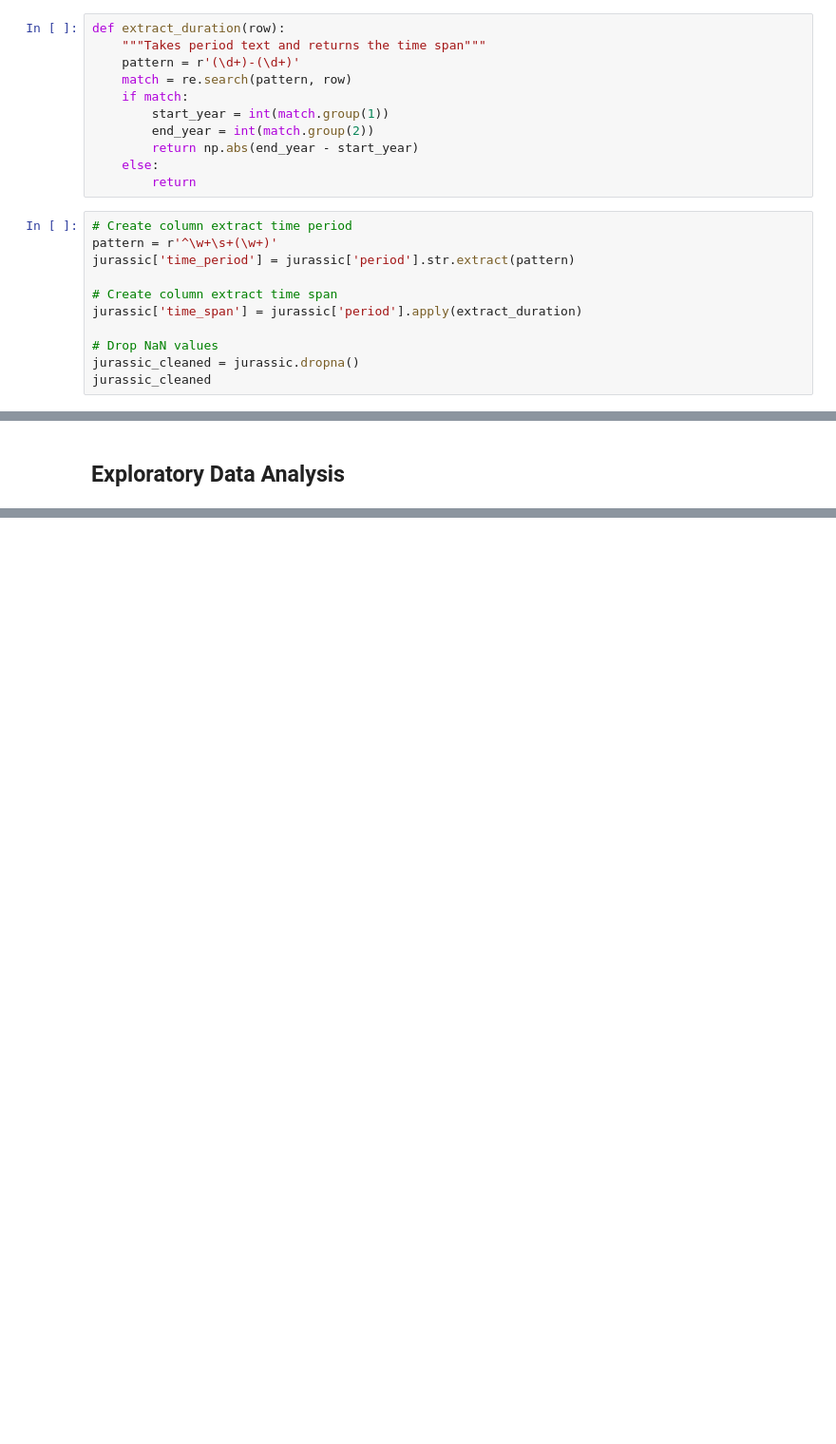
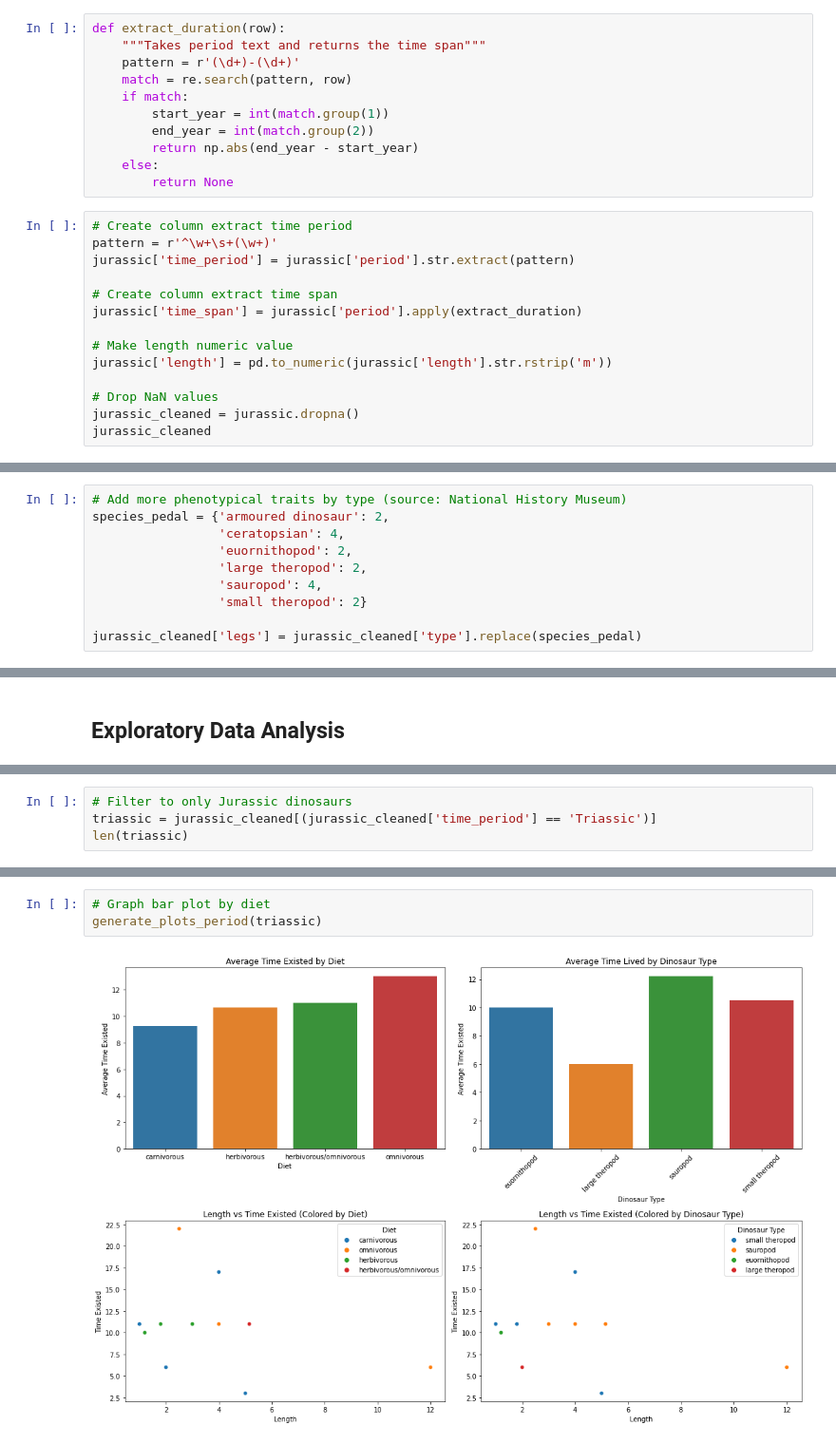
Before and after one commit to e2wang/dino-analysis, a Jupyter notebook: notebooks/analysis.ipynb, the cells around one changed output, grey strips where cells are left out. Shown at 95% size. Drawn from its saved outputs; the diff is of its cells as text; blank space fills up the shorter version.

```diff
--- a/notebooks/analysis.ipynb
+++ b/notebooks/analysis.ipynb
@@ -39,7 +39,7 @@ def extract_duration(row):
         end_year = int(match.group(2))
         return np.abs(end_year - start_year)
     else:
-        return
+        return None
 # %%
 # Create column extract time period
 pattern = r'^\w+\s+(\w+)'
@@ -48,6 +48,9 @@ jurassic['time_period'] = jurassic['period'].str.extract(pattern)
 # Create column extract time span
 jurassic['time_span'] = jurassic['period'].apply(extract_duration)
 
+# Make length numeric value
+jurassic['length'] = pd.to_numeric(jurassic['length'].str.rstrip('m'))
+
 # Drop NaN values
 jurassic_cleaned = jurassic.dropna()
 jurassic_cleaned
@@ -108,0 +137,10 @@ jurassic_cleaned.head()
+# %%
+# Add more phenotypical traits by type (source: National History Museum)
+species_pedal = {'armoured dinosaur': 2,
+                 'ceratopsian': 4,
+                 'euornithopod': 2,
+                 'large theropod': 2,
+                 'sauropod': 4,
+                 'small theropod': 2}
+
+jurassic_cleaned['legs'] = jurassic_cleaned['type'].replace(species_pedal)
@@ -127,0 +268,4 @@ NameError: name 'timespan' is not defined
+# %%
+# Filter to only Jurassic dinosaurs
+triassic = jurassic_cleaned[(jurassic_cleaned['time_period'] == 'Triassic')]
+len(triassic)
@@ -127,0 +274,5 @@ NameError: name 'timespan' is not defined
+# %%
+# Graph bar plot by diet
+generate_plots_period(triassic)
+# %% [output]
+[figure, added]
```
Also changed, not shown: parts of 18 cells of this notebook.
